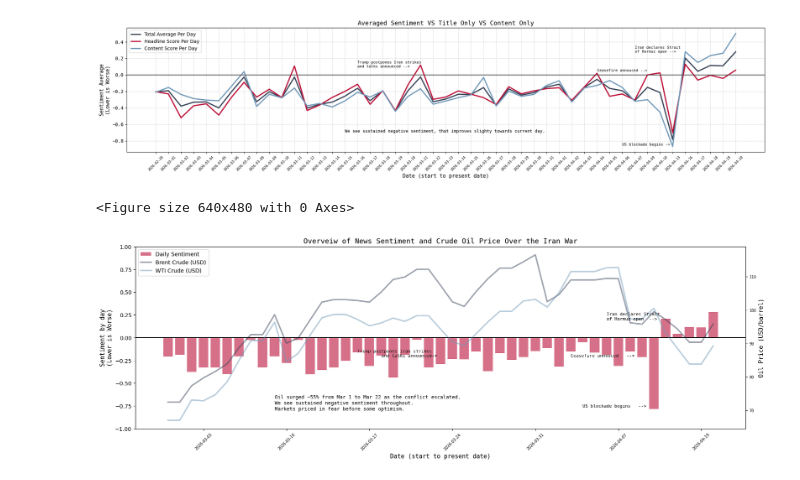
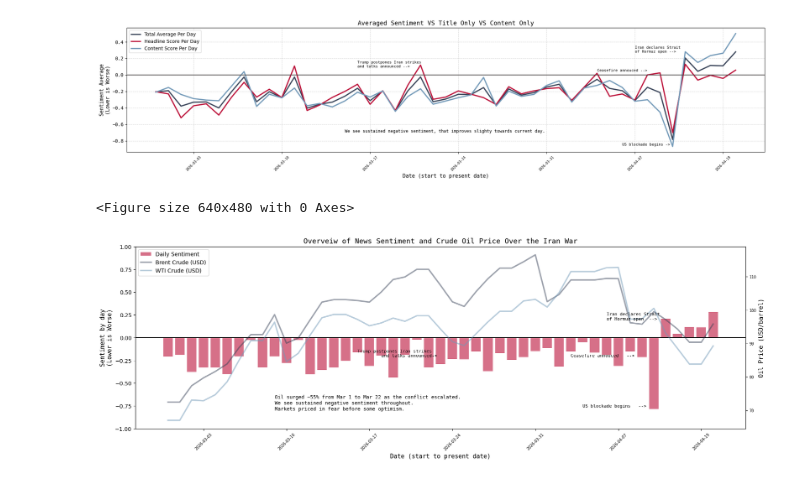
Before and after one commit to HMaxwell741/University-Empirical-Project, a Jupyter notebook: Scripts/Outputs.ipynb, the cells around one changed output. Saved outputs shown, nothing was run; the diff lists cells and outputs as text; code cells hidden in the pictures.

```diff
--- a/Scripts/Outputs.ipynb
+++ b/Scripts/Outputs.ipynb
@@ -118,37 +107,36 @@ Notes:
 
 fig, ax1 = plt.subplots(figsize=(20, 5))
 
 ax1.plot(sentiment_by_day_for_avg['date'], sentiment_by_day_for_avg['mean'], color='#384358', linewidth=2.5, label='Total Average Per Day')
 ax1.plot(sentiment_by_day_for_title['date'], sentiment_by_day_for_title['mean'], color='#BC1139', linewidth=2.5, label='Headline Score Per Day')
 ax1.plot(sentiment_by_day_for_content['date'], sentiment_by_day_for_content['mean'], color='#739ab9', linewidth=2.5, label='Content Score Per Day')
 
 ax1.set_ylabel('Sentiment Average\n(Lower is Worse)', fontsize=11, fontfamily='monospace')
 ax1.set_xlabel('Date (start to present date)', fontsize=11, fontfamily='monospace')
-#ax1.xaxis.set_major_locator(mdates.WeekdayLocator(byweekday=mdates.SU))
+ax1.xaxis.set_major_locator(mdates.WeekdayLocator(byweekday=mdates.SU))
 ax1.legend(loc='upper left')
 ax1.axhline(0, color="#4D4848")
 plt.xticks(rotation=45, fontsize=7, fontfamily='monospace')
 plt.yticks(fontfamily='monospace')
 plt.grid(linestyle='--', alpha=0.5)
 
 plt.text(sentiment_by_day_for_avg['date'].iloc[15], -0.7, 'We see sustained negative sentiment, that improves slighty towards current day.'
          , color="#000000",fontsize=9,fontfamily='monospace')
 plt.text(sentiment_by_day_for_avg['date'].iloc[37], -0.86, 'US blockade begins ->'
          , color="#000000",fontsize=8,fontfamily='monospace')
 plt.text(sentiment_by_day_for_avg['date'].iloc[35], 0.04, 'Ceasefire annouced -->'
          , color="#000000",fontsize=8,fontfamily='monospace')
 plt.text(sentiment_by_day_for_avg['date'].iloc[38], 0.27, 'Iran declares Strait\nof Hormuz open -->'
          , color="#000000",fontsize=8,fontfamily='monospace')
 plt.text(sentiment_by_day_for_avg['date'].iloc[16], 0.09, 'Trump postpones Iran strikes\nand talks announced -->'
          , color="#000000",fontsize=8,fontfamily='monospace')
 
 plt.title('Averaged Sentiment VS Title Only VS Content Only', fontsize=13, fontfamily='monospace')
 plt.tight_layout()
+plt.savefig('../Outputs/Graphs/Sentiments.png', dpi=300, bbox_inches='tight')
 plt.show()
-
-plt.savefig('../Outputs/Graphs/Sentiments.png', dpi=300, bbox_inches='tight')
 # %% [output]
-[figure, old version]
+[figure, new version]
 <Figure size 640x480 with 0 Axes>
 # %%
 # Graph 2: Overview of oil and sentiment.
```
Also changed, not shown: parts of 7 cells of this notebook.
